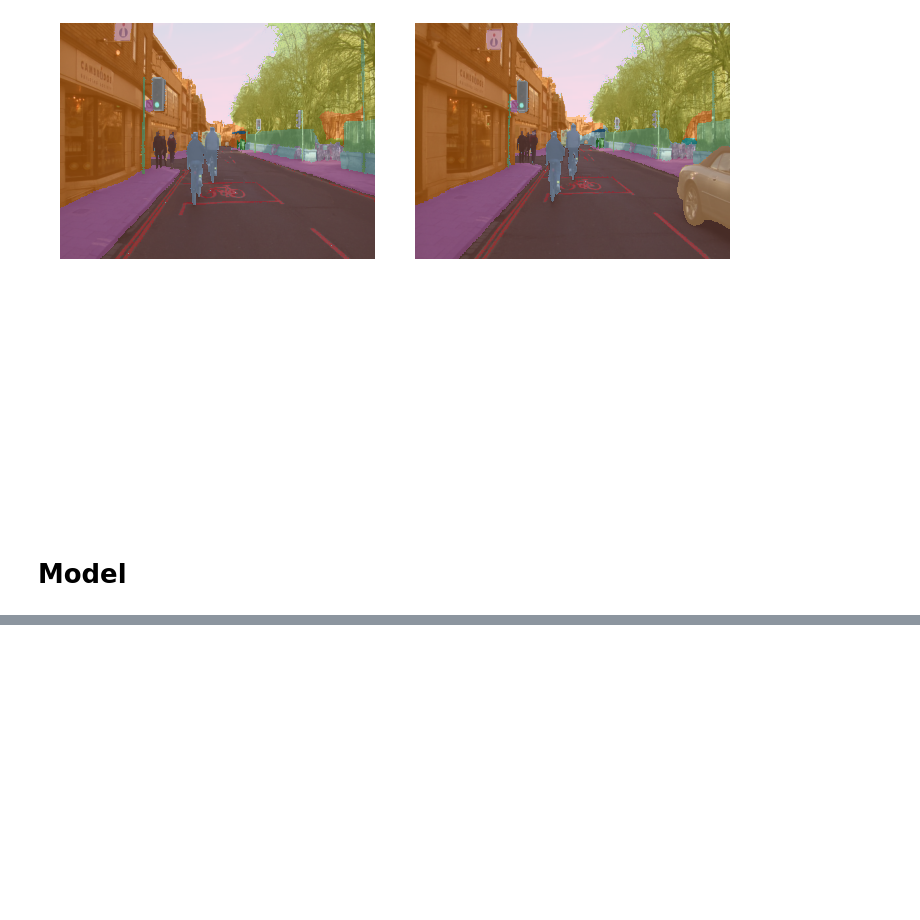
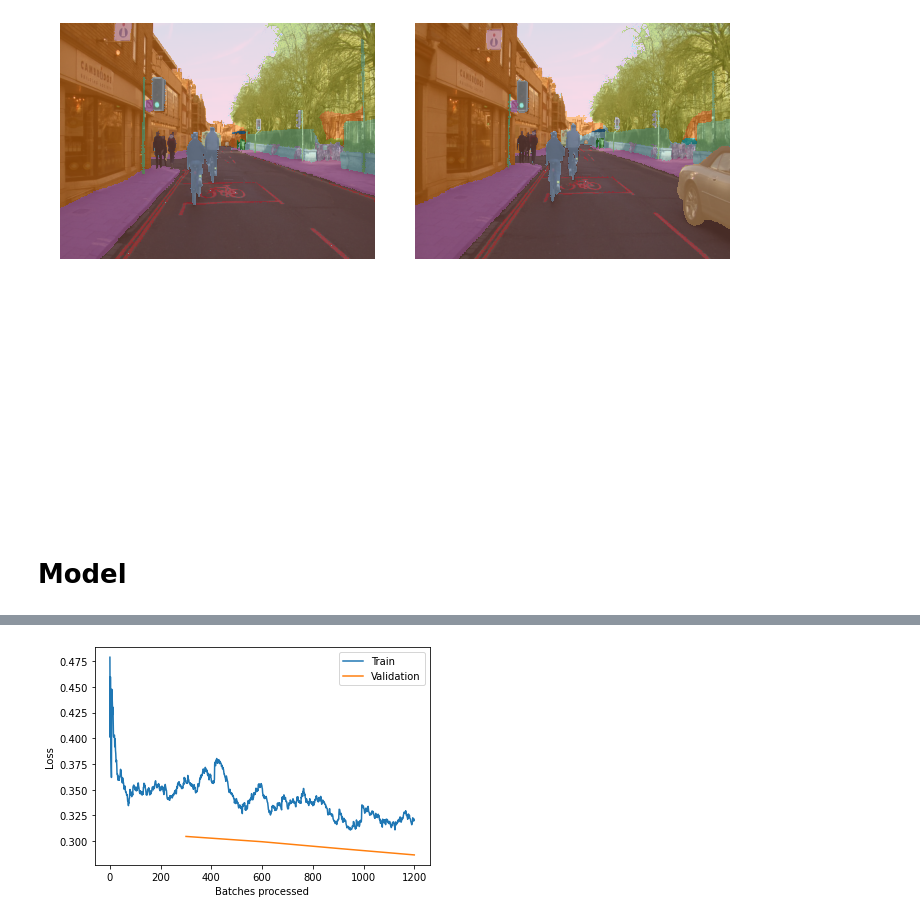
Before and after one commit to Humaidabdullah/FastAi-Course, a Jupyter notebook: Lesson 3.2 - Image segmentation with CamVid/Untitled.ipynb, the cells around one changed output, grey strips where cells are left out. Saved outputs shown, nothing was run; the diff lists cells and outputs as text; code cells hidden in the pictures; blank space fills up the shorter version.

```diff
--- a/Lesson 3.2 - Image segmentation with CamVid/Untitled.ipynb
+++ b/Lesson 3.2 - Image segmentation with CamVid/Untitled.ipynb
@@ -170,0 +189,6 @@ learn.show_results(rows=3,figsize=(8,9))
+# %%
+lrs = slice(1e-5,lr/5)
+#use of slice
+#the last parameter group will use a learning rate of lr, while the other groups will have lr/10.
+# %%
+learn.fit_one_cycle(4,lrs)
@@ -170,0 +201,4 @@ learn.show_results(rows=3,figsize=(8,9))
+# %%
+learn.recorder.plot_losses()
+# %% [output]
+[figure, added]
```
Also changed, not shown: parts of 23 cells of this notebook.
